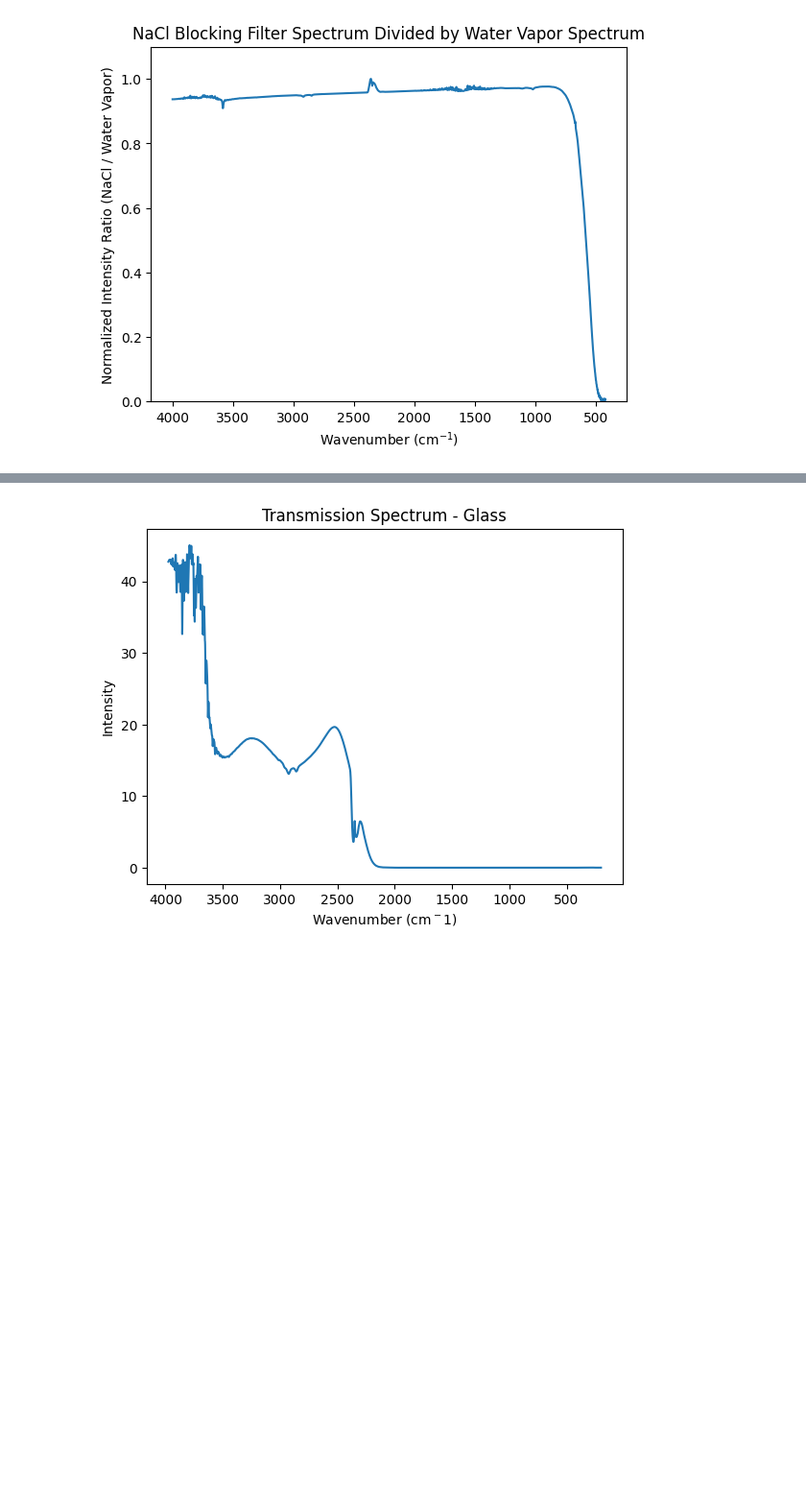
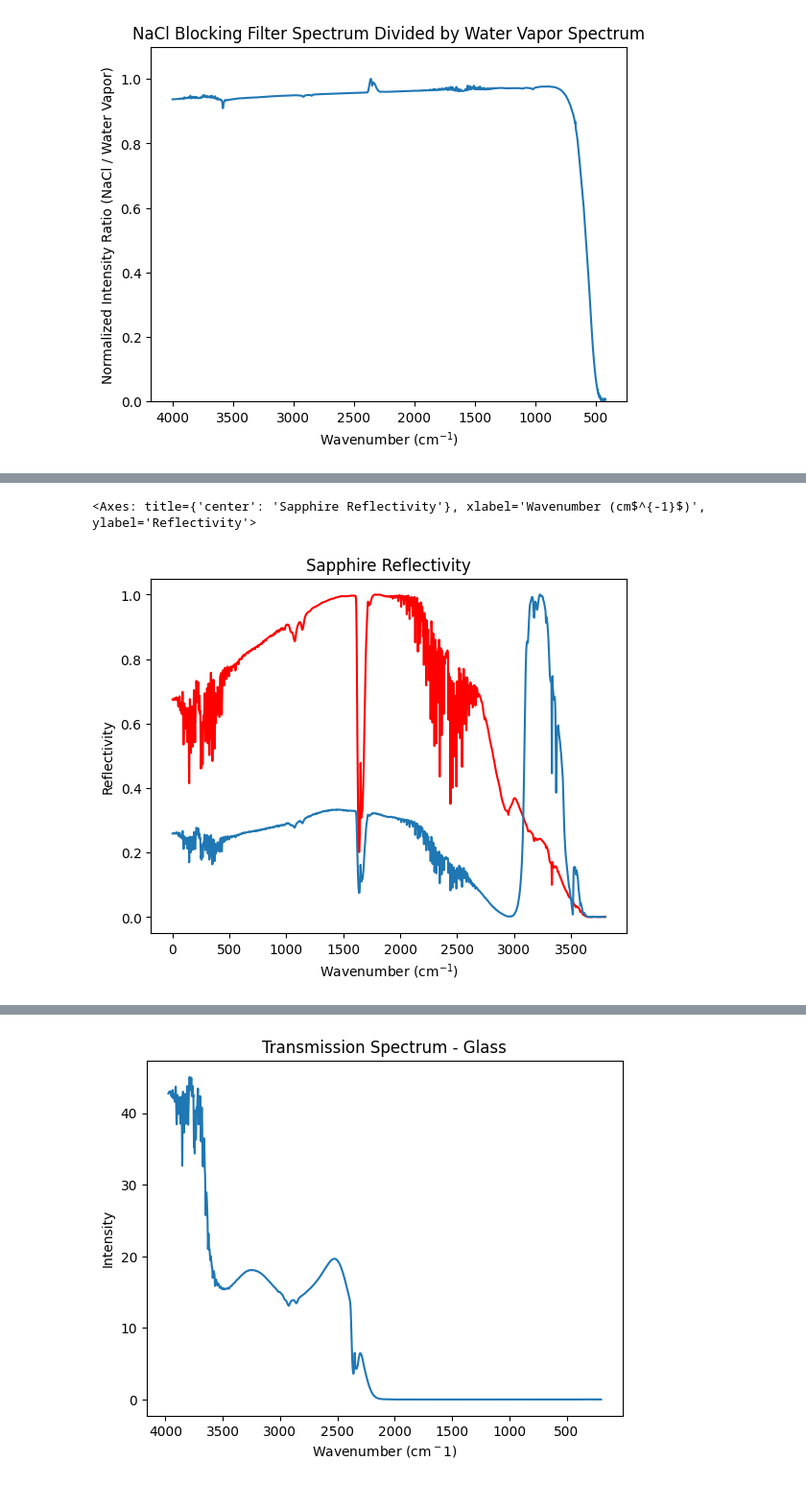
Before and after one commit to kearb-stomp/AdvLabs, a Jupyter notebook: Lab 1/Lab 6 - Lattice Vibrations.ipynb, the cells around one changed output, grey strips where cells are left out. Shown at 96% size. Cells and saved outputs as stored; diff of their text form; code cells hidden in the pictures; blank space fills up the shorter version.

```diff
--- a/Lab 1/Lab 6 - Lattice Vibrations.ipynb
+++ b/Lab 1/Lab 6 - Lattice Vibrations.ipynb
@@ -274,3 +544,9 @@ plt.show()
+# %%
+spectrum_dict['Gold Mirror Reflectivity']['Normalized Intensity'].plot(title='Gold Mirror Reflectivity', xlabel='Wavenumber (cm$^{-1}$)', ylabel='Reflectivity', color='Red')
+spectrum_dict['Sapphire Reflectivity']['Normalized Intensity'].plot(title='Sapphire Reflectivity', xlabel='Wavenumber (cm$^{-1}$)', ylabel='Reflectivity')
+# %% [output]
+<Axes: title={'center': 'Sapphire Reflectivity'}, xlabel='Wavenumber (cm$^{-1}$)', ylabel='Reflectivity'>
+[figure, added]
 # %%
 #load the transmissivity data for polystyrene calibration
 styrene_twavenumber, styrene_tintensity = utils.load_data(r'Data/Transmittance/polystyrene.ASC')
```
Also changed, not shown: parts of 8 cells of this notebook, 2 other files.
